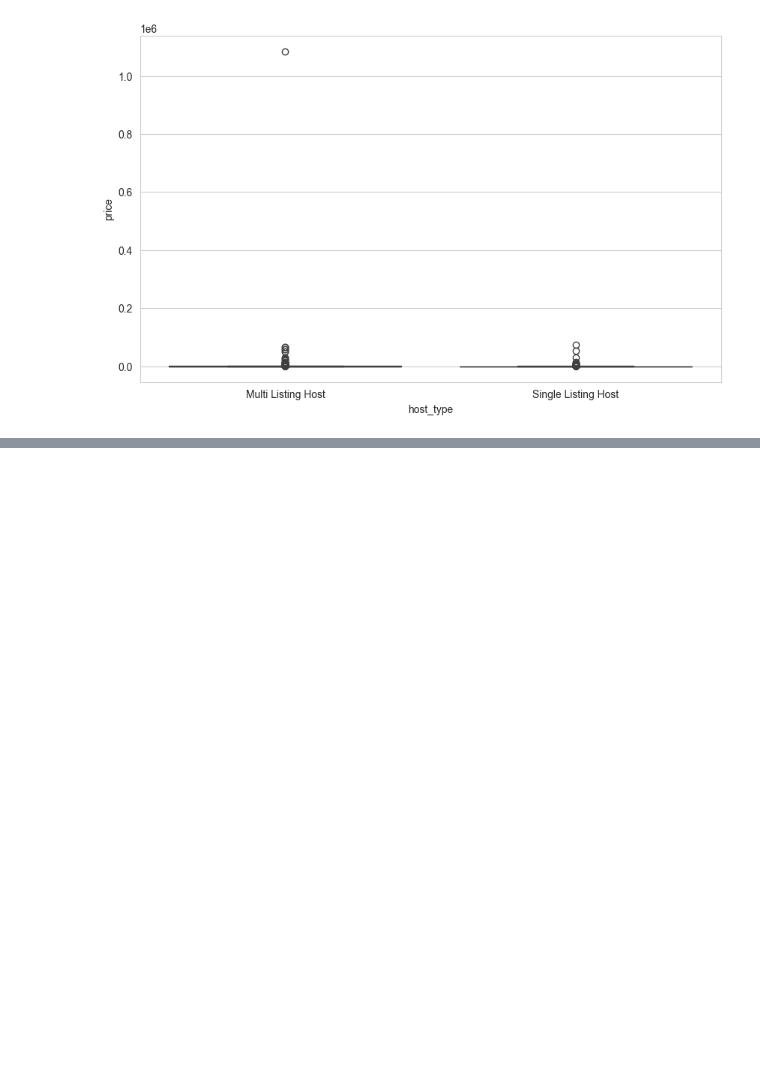
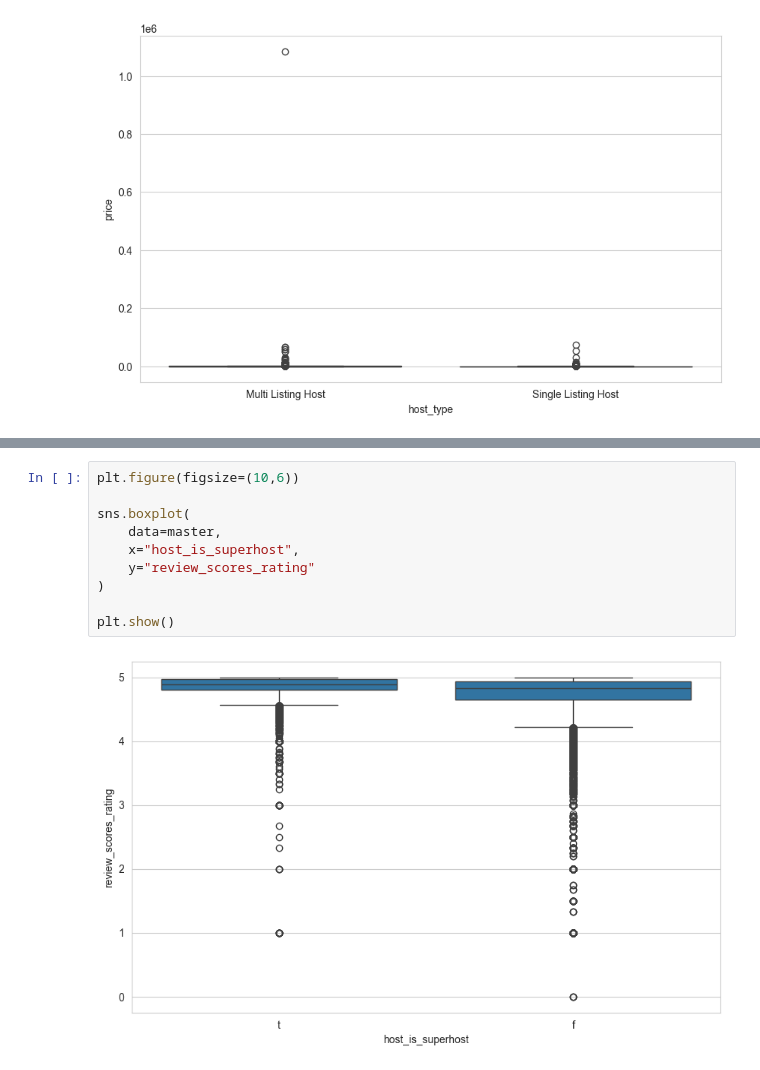
Before and after one commit to FathimaNafra/airbnb-data-engineering-project, a Jupyter notebook: notebooks/eda.ipynb, the cells around one changed output, grey strips where cells are left out. Drawn from its saved outputs; the diff is of its cells as text; blank space fills up the shorter version.

```diff
--- a/notebooks/eda.ipynb
+++ b/notebooks/eda.ipynb
@@ -539,0 +584,12 @@ plt.show()
+# %%
+plt.figure(figsize=(10,6))
+
+sns.boxplot(
+    data=master,
+    x="host_is_superhost",
+    y="review_scores_rating"
+)
+
+plt.show()
+# %% [output]
+[figure, added]
```
Also changed, not shown: parts of 4 cells of this notebook.
